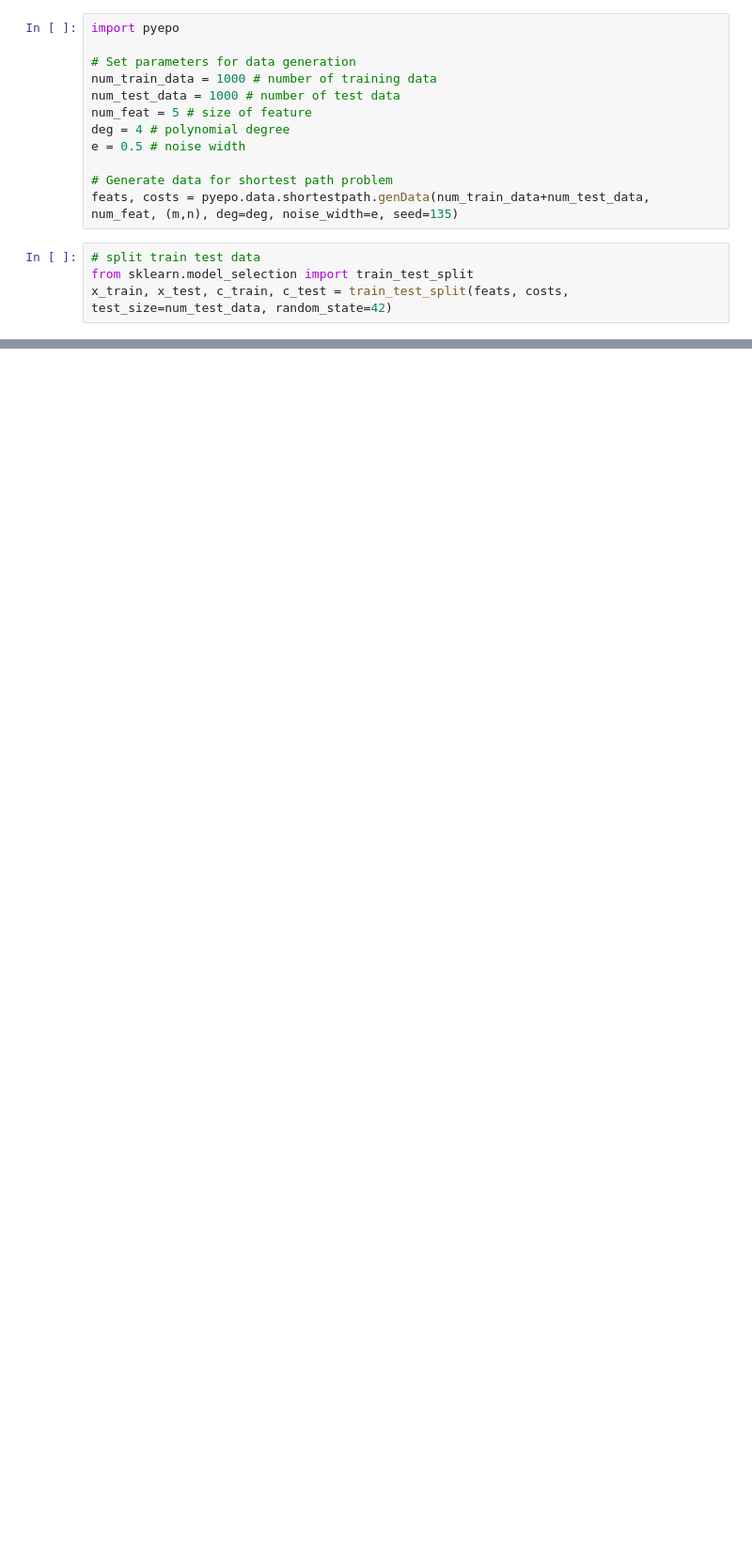
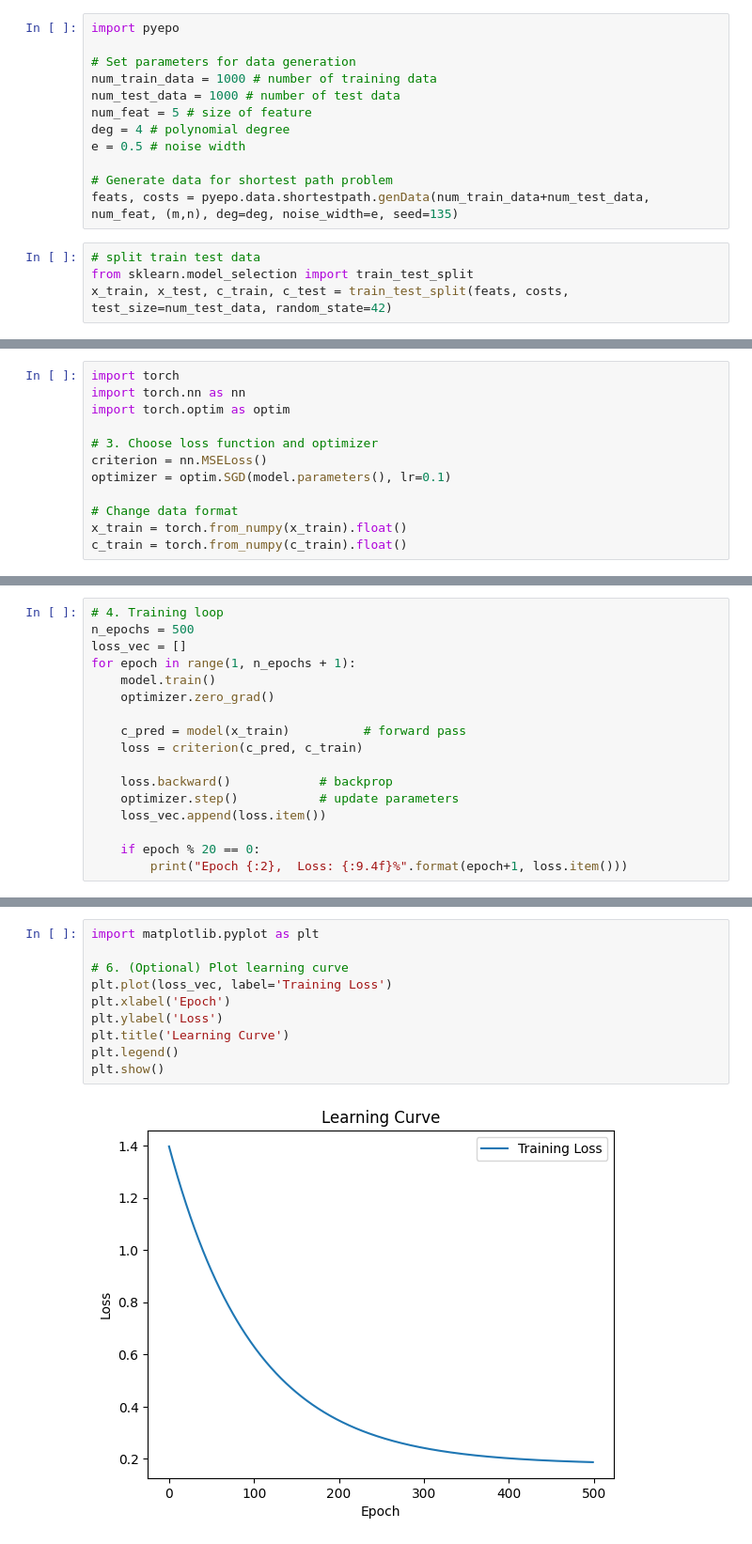
Before and after one commit to lucahart/DFL-for-Shortest-Path-Network-Interdiction, a Jupyter notebook: Main.ipynb, the cells around one changed output, grey strips where cells are left out. Shown at 94% size. Cells and saved outputs as stored; diff of their text form; blank space fills up the shorter version.

```diff
--- a/Main.ipynb
+++ b/Main.ipynb
@@ -51 +49,12 @@ NameError: name 'grid' is not defined
 # %%
+import torch
+import torch.nn as nn
+import torch.optim as optim
+
+# 3. Choose loss function and optimizer
+criterion = nn.MSELoss()
+optimizer = optim.SGD(model.parameters(), lr=0.1)
+
+# Change data format
+x_train = torch.from_numpy(x_train).float()
+c_train = torch.from_numpy(c_train).float()
@@ -172,0 +61,17 @@ visualize_grid(m, n, c, s, t, path = sol)
+# %%
+# 4. Training loop
+n_epochs = 500
+loss_vec = []
+for epoch in range(1, n_epochs + 1):
+    model.train()
+    optimizer.zero_grad()
+
+    c_pred = model(x_train)          # forward pass
+    loss = criterion(c_pred, c_train)
+
+    loss.backward()            # backprop
+    optimizer.step()           # update parameters
+    loss_vec.append(loss.item())
+
+    if epoch % 20 == 0:
+        print("Epoch {:2},  Loss: {:9.4f}%".format(epoch+1, loss.item()))
@@ -172,0 +96,12 @@ visualize_grid(m, n, c, s, t, path = sol)
+# %%
+import matplotlib.pyplot as plt
+
+# 6. (Optional) Plot learning curve
+plt.plot(loss_vec, label='Training Loss')
+plt.xlabel('Epoch')
+plt.ylabel('Loss')
+plt.title('Learning Curve')
+plt.legend()
+plt.show()
+# %% [output]
+[figure, added]
```
Also changed, not shown: parts of 13 cells of this notebook.
